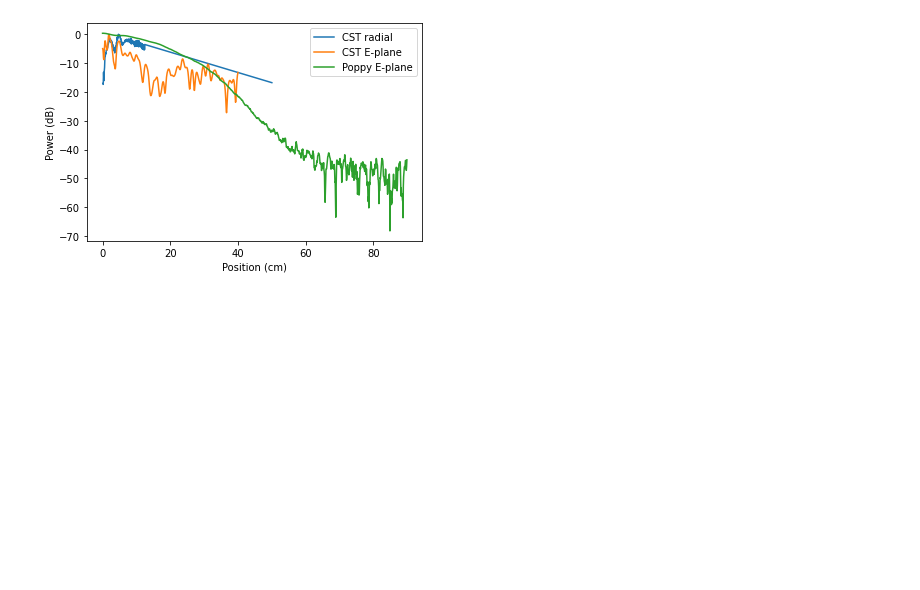
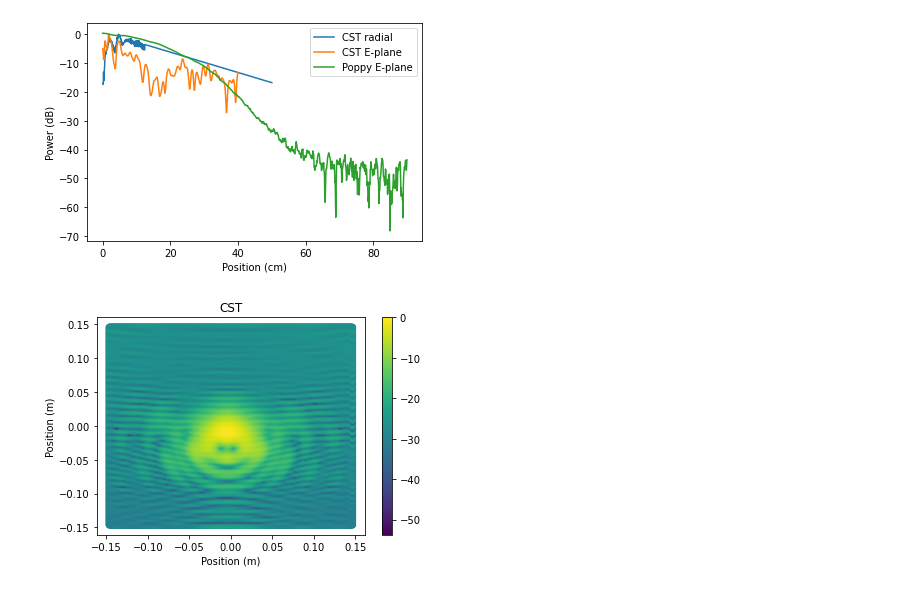
Before and after one commit to GageSiebert/EXCLAIM_Optics, a Jupyter notebook: 100GHz_CST_analog.ipynb, the cells around one changed output. Drawn from its saved outputs; the diff is of its cells as text; code cells hidden in the pictures; blank space fills up the shorter version.

```diff
--- a/100GHz_CST_analog.ipynb
+++ b/100GHz_CST_analog.ipynb
@@ -56,6 +56,10 @@ for width in widths: # not actually looping, but saving loop if I want it later
 
     wf.propagate_fresnel(d_3_2) # propogate from tertiary to secondary
 
+    # for comparison with CST
+    y2, x2 = wf.coordinates()
+    pop_power = wf.intensity
+
     wf *= secondary_obj
 
     y, x = wf.coordinates()
@@ -107,3 +111,90 @@ plt.legend()
 plt.show()
 # %% [output]
 [figure]
+# %%
+import math
+xpos=np.loadtxt('../EXCLAIM_Data/USrun8/xpos.txt')
+zpos=np.loadtxt('../EXCLAIM_Data/USrun8/zpos.txt')
+power=np.loadtxt('../EXCLAIM_Data/USrun8/power.txt')
+
+xpos=xpos/100 # convert from cm to m
+zpos=zpos/100
+
+fig, ax = plt.subplots()
+scaling=10*np.log10(power)-max(10*np.log10(power))
+c=ax.scatter(xpos,zpos,c=scaling)
+fig.colorbar(c,ax=ax)
+plt.title('CST')
+plt.xlabel('Position (m)')
+plt.ylabel('Position (m)')
+plt.show()
+
+plt.pcolormesh(x2,y2,10*np.log10(pop_power))
+#plt.scatter(x2,y2,10*np.log10(pop_power))
+plt.colorbar()
+plt.title('Poppy')
+plt.xlabel('Position (m)')
+plt.ylabel('Position (m)')
+plt.show()
+
+Epos=np.zeros(len(xpos))
+Epow=np.zeros(len(xpos))
+count=0
+zmin=min(abs(zpos))+0.001
+for it in np.arange(0,len(xpos)):
+    if abs(zpos[it])<=zmin:
+        if xpos[it]>=0:
+            Epow[count]=power[it]
+            Epos[count]=xpos[it]
+            count += 1
+            #print(zpos[it])
+
+Epos=Epos[:count]
+Epow=10*np.log10(Epow[:count])
+Epowmax=max(Epow)
+
+plt.plot(x2[pop_power.shape[1]//2,1024:], 10*np.log10(pop_power[pop_power.shape[1]//2,1024:]),label='Poppy')
+plt.plot(Epos,Epow-Epowmax,label='CST')
+plt.title('E plane comparison')
+plt.xlabel('Position (m)')
+plt.ylabel('Power (dB)')
+plt.legend()
+plt.show()
+
+radii=np.linspace(0,0.15)
+radialpow=np.zeros_like(radii)
+radialnorm=np.zeros_like(radii)
+for it in np.arange(0,len(xpos)):
+    #done=False
+    #rit=1
+    r=np.sqrt(xpos[it]**2+zpos[it]**2)
+    idx=int(math.floor(r*50/0.15))
+    if idx < 50:
+        radialpow[idx] += power[it]
+        radialnorm[idx] += 1
+    #while done==False:
+    #    if r <radii[rit]:
+    #        radialpow += power[it]
+    #        radialnorm += 1
+    #        done==True
+    #    elif rit==49: #number of it s in linspace less one
+    #        done==True
+    #    else:
+    #        rit +=1
+
+
+for it in np.arange(0,len(radii)):
+    radialpow[it]=radialpow[it]/radialnorm[it] # convert from total to mean power
+
+maxrpow=max(10*np.log10(radialpow))
+radialpow=10*np.log10(radialpow)-maxrpow # convert to normalized dB
+
+plt.plot(x2[pop_power.shape[1]//2,1024:], 10*np.log10(pop_power[pop_power.shape[1]//2,1024:]),label='Poppy')
+plt.plot(radii,radialpow,label='CST radial average')
+plt.title('CST-Poppy comparison')
+plt.xlabel('Position (m)')
+plt.ylabel('Power (dB)')
+plt.legend()
+plt.show()
+# %% [output]
+[figure, added]
```
Also changed, not shown: parts of 2 cells of this notebook, 1 other file.
